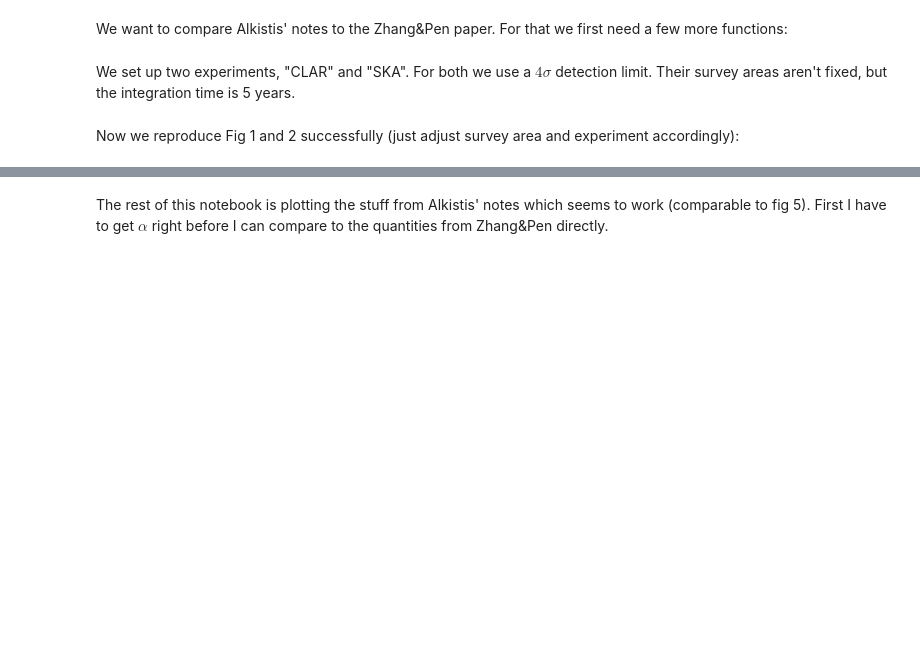
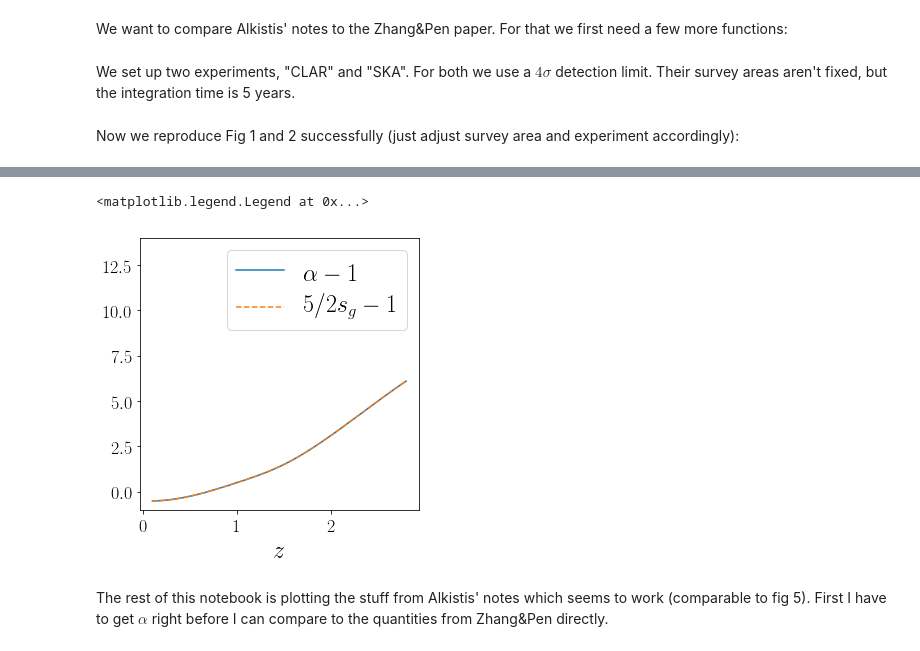
Before and after one commit to amadeuswi/MagBias, a Jupyter notebook: S2N.ipynb, the cells around one changed output, grey strips where cells are left out. Drawn from its saved outputs; the diff is of its cells as text; code cells hidden in the pictures; blank space fills up the shorter version.

```diff
--- a/S2N.ipynb
+++ b/S2N.ipynb
@@ -669,2 +873,57 @@ Text(0.5,0,u'$z$')
+# %%
+#now plot s :
+
+z = np.linspace(0.1, 2.8, 500)
+
+Ftab = nsig * Ssys(z, CLAR)
+mtab = -2.5 * np.log10(Ftab)
+
+# #plotting F:
+# fig = P.figure(); ax= fig.add_subplot(111);
+# ax.plot(z, Ftab)
+# ax.set_xlabel("$z$")
+# ax.set_ylabel(r"$F_\mathrm{c}$")
+
+
+# stab = s(z, nsig, CLAR)
+# alphatab = alpha(z, nsig, CLAR)
+# alphatab2 = alpha2(z, nsig, CLAR)
+
+# # stab_backup = stab[:]
+# # alphatab_backup = alphatab[:]
+
+fig = P.figure(figsize = (5,5));
+ax2 = fig.add_subplot(111)
+
+
+# ax2.plot(z, -5/2*stab, label = r"$-5s/2$" )
+# ax2.plot(z, alphatab, ls = "--", label = r"$\alpha$")
+# ax2.plot(z, 5*stab - 2, label = r"$5s-2$" )
+# ax2.plot(z, alphatab2, label = r"$\alpha 2$")
+ax2.plot(z, alpha_interp(z)-1, label = r"$\alpha-1$")
+ax2.plot(z, 5/2*sg(z)-1, label = r"$5/2 s_g-1$", ls = "--")
+
+ax2.set_xlabel(r"$z$")
+ax2.set_ylim((-1, 14))
+
+
+# ax2.plot(mtab, -5/2*stab, label = r"$-5s/2$" )
+# ax2.plot(mtab, alphatab, ls = "--", label = r"$\alpha$")
+# ax2.set_xlabel(r"$m$")
+
+# ax2.plot(Ftab, -5/2*stab, label = r"$-5s/2$" )
+# ax2.plot(Ftab, alphatab, ls = "--", label = r"$\alpha$")
+# ax2.set_xlabel(r"$F_c$")
+
+
+
+
+# ax2.set_ylabel(r"$-5s/2$")
+# ax2.set_xlabel(r"$m$")
+# ax2.set_ylim((-15,30))
+P.legend()
+# %% [output]
+<matplotlib.legend.Legend at 0x...>
+[figure, added]
 # %% [markdown]
 The rest of this notebook is plotting the stuff from Alkistis' notes which seems to work (comparable to fig 5). First I have to get $\alpha$ right before I can compare to the quantities from Zhang&Pen directly.
```
Also changed, not shown: parts of 19 cells of this notebook, 1 other file.
